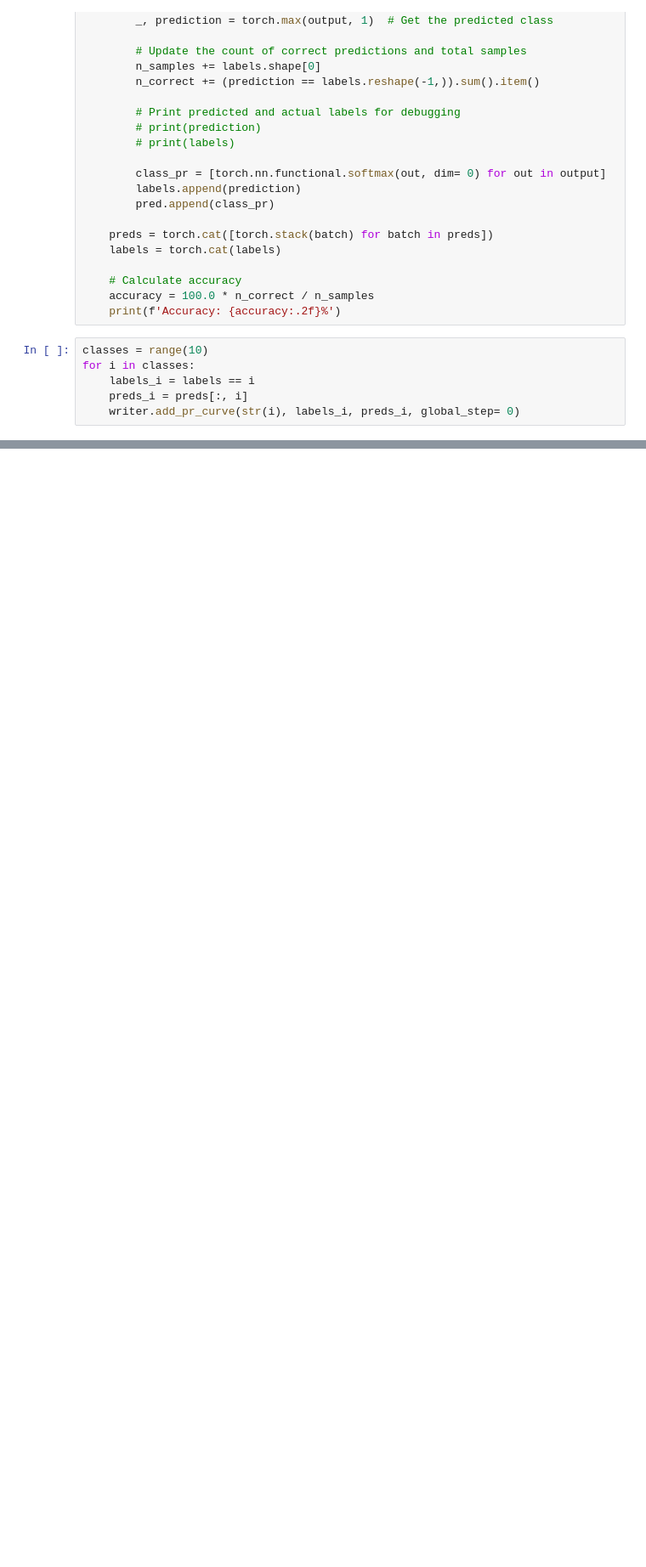
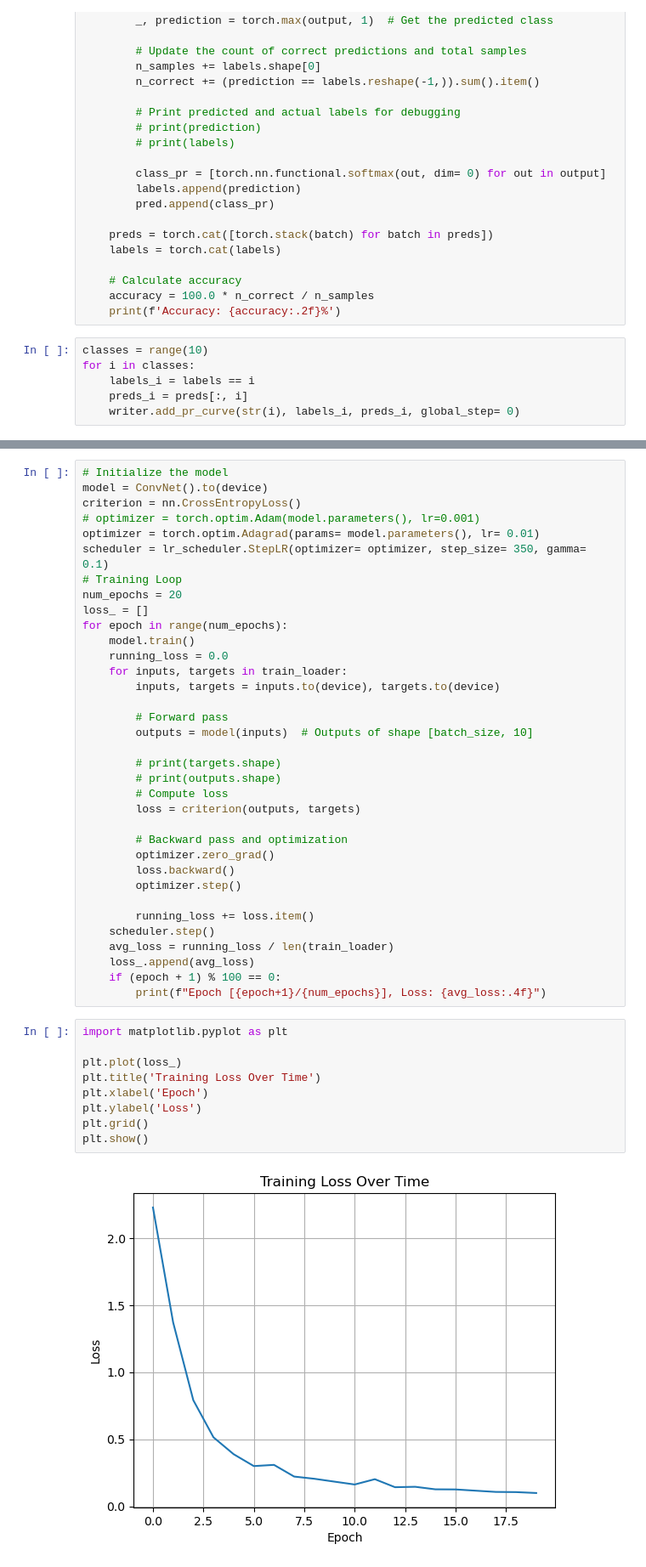
Before and after one commit to honggquan24/Deep-Learning, a Jupyter notebook: pytorch.ipynb, the cells around one changed output, grey strips where cells are left out. Shown at 85% size. Drawn from its saved outputs; the diff is of its cells as text; blank space fills up the shorter version.

```diff
--- a/pytorch.ipynb
+++ b/pytorch.ipynb
@@ -1553,0 +1662,46 @@ for i in classes:
+# %%
+# Initialize the model
+model = ConvNet().to(device)
+criterion = nn.CrossEntropyLoss()
+# optimizer = torch.optim.Adam(model.parameters(), lr=0.001)
+optimizer = torch.optim.Adagrad(params= model.parameters(), lr= 0.01)
+scheduler = lr_scheduler.StepLR(optimizer= optimizer, step_size= 350, gamma= 0.1)
+# Training Loop
+num_epochs = 20
+loss_ = []
+for epoch in range(num_epochs):
+    model.train()
+    running_loss = 0.0
+    for inputs, targets in train_loader:
+        inputs, targets = inputs.to(device), targets.to(device)
+
+        # Forward pass
+        outputs = model(inputs)  # Outputs of shape [batch_size, 10]
+
+        # print(targets.shape)
+        # print(outputs.shape)
+        # Compute loss
+        loss = criterion(outputs, targets)
+
+        # Backward pass and optimization
+        optimizer.zero_grad()
+        loss.backward()
+        optimizer.step()
+
+        running_loss += loss.item()
+    scheduler.step()
+    avg_loss = running_loss / len(train_loader)
+    loss_.append(avg_loss)
+    if (epoch + 1) % 100 == 0:
+        print(f"Epoch [{epoch+1}/{num_epochs}], Loss: {avg_loss:.4f}")
+# %%
+import matplotlib.pyplot as plt
+
+plt.plot(loss_)
+plt.title('Training Loss Over Time')
+plt.xlabel('Epoch')
+plt.ylabel('Loss')
+plt.grid()
+plt.show()
+# %% [output]
+[figure, added]
```
Also changed, not shown: parts of 22 cells of this notebook, 7 other files.
